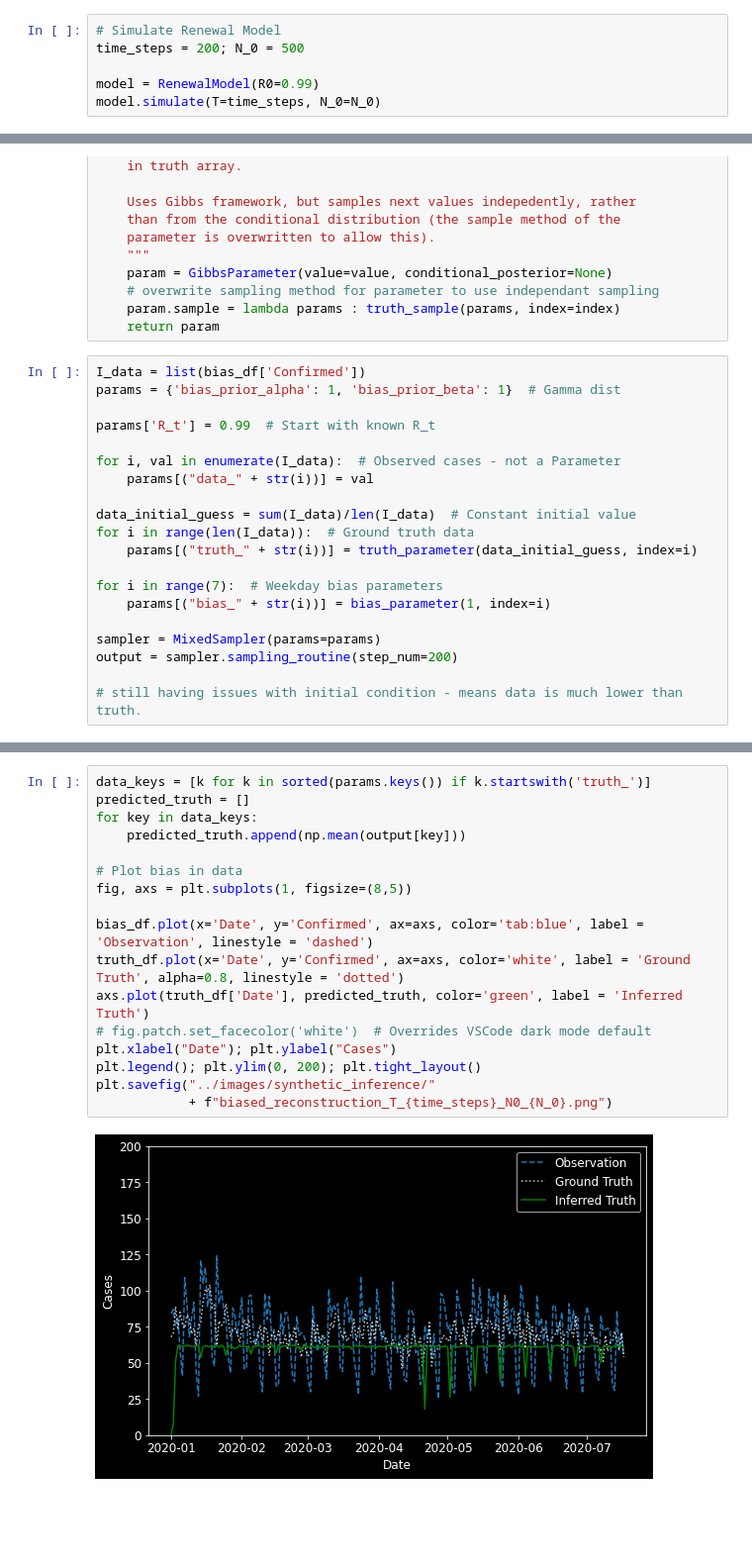
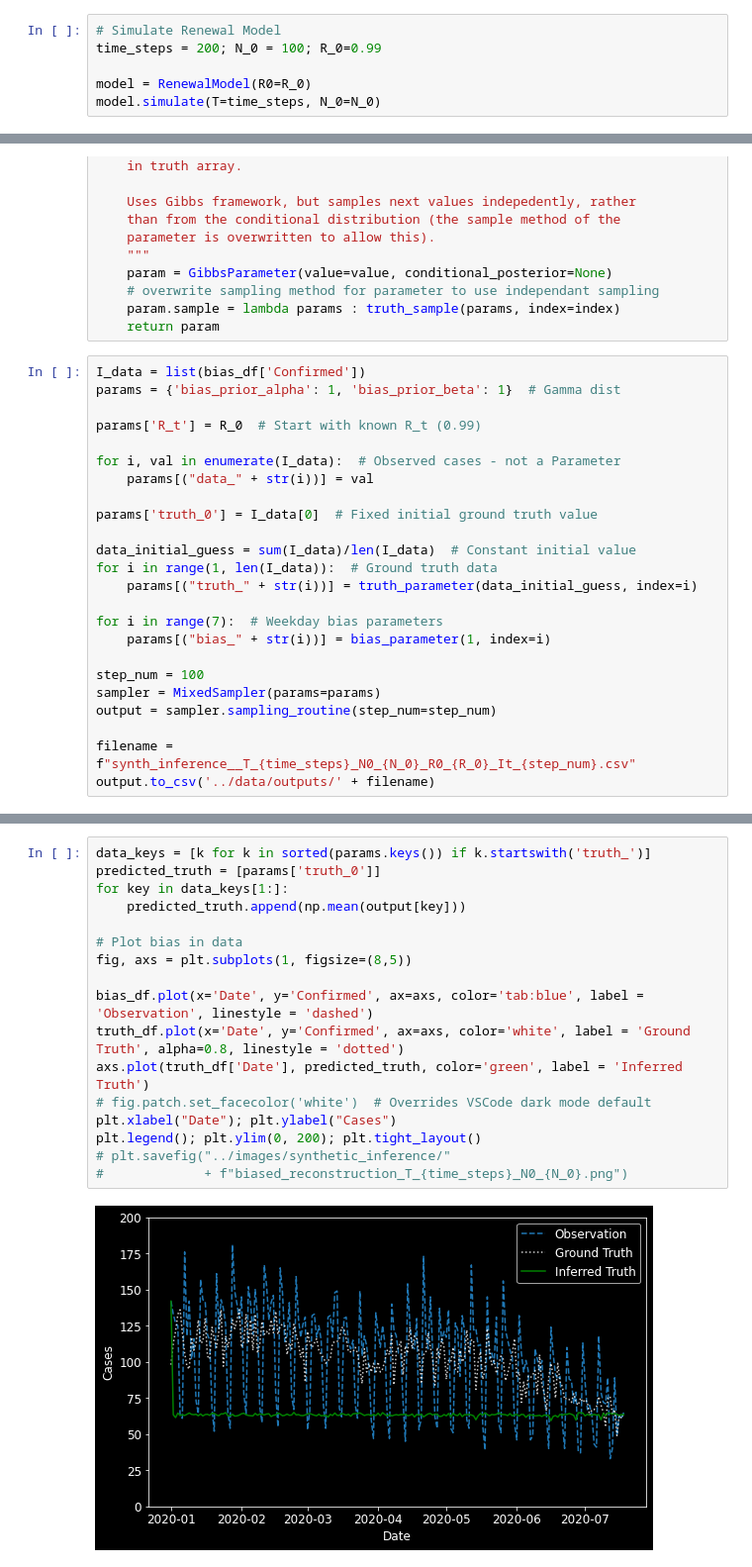
Before and after one commit to KCGallagher/periodic-sampling, a Jupyter notebook: periodic_sampling/fixed_bias_sampler.ipynb, the cells around one changed output, grey strips where cells are left out. Shown at 99% size. Cells and saved outputs as stored; diff of their text form; blank space fills up the shorter version.

Commit message:
Resolved early time series inconsistency (#13)

```diff
--- a/periodic_sampling/fixed_bias_sampler.ipynb
+++ b/periodic_sampling/fixed_bias_sampler.ipynb
@@ -16,9 +16,9 @@ plt.rcParams['font.size'] = '12'
 from synthetic_data import RenewalModel, Reporter
 # %%
 # Simulate Renewal Model
-time_steps = 200; N_0 = 500
+time_steps = 200; N_0 = 100; R_0=0.99
 
-model = RenewalModel(R0=0.99)
+model = RenewalModel(R0=R_0)
 model.simulate(T=time_steps, N_0=N_0)
 # %%
 # Report unbiased and biased data
@@ -175,22 +177,26 @@ def truth_parameter(value, index):
 I_data = list(bias_df['Confirmed'])
 params = {'bias_prior_alpha': 1, 'bias_prior_beta': 1}  # Gamma dist
 
-params['R_t'] = 0.99  # Start with known R_t
+params['R_t'] = R_0  # Start with known R_t (0.99)
 
 for i, val in enumerate(I_data):  # Observed cases - not a Parameter
     params[("data_" + str(i))] = val
 
+params['truth_0'] = I_data[0]  # Fixed initial ground truth value
+
 data_initial_guess = sum(I_data)/len(I_data)  # Constant initial value
-for i in range(len(I_data)):  # Ground truth data
+for i in range(1, len(I_data)):  # Ground truth data
     params[("truth_" + str(i))] = truth_parameter(data_initial_guess, index=i)
 
 for i in range(7):  # Weekday bias parameters
     params[("bias_" + str(i))] = bias_parameter(1, index=i)
 
+step_num = 100
 sampler = MixedSampler(params=params)
-output = sampler.sampling_routine(step_num=200)
+output = sampler.sampling_routine(step_num=step_num)
 
-# still having issues with initial condition - means data is much lower than truth.
+filename = f"synth_inference__T_{time_steps}_N0_{N_0}_R0_{R_0}_It_{step_num}.csv"
+output.to_csv('../data/outputs/' + filename)
 # %%
 output.hist([("bias_" + str(i)) for i in range(7)], bins=20, figsize=(15, 4), layout=(2,4));
 print('Mean bias values: ', end = '')
@@ -203,19 +209,19 @@ Mean bias values: 7.2e-41, 7.7e-24, 4.9e-13, 1e-16, 2.8e-17, 1.1e-60, 1.6e-85,
 # %%
 data_keys = [k for k in sorted(params.keys()) if k.startswith('truth_')]
-predicted_truth = []
-for key in data_keys:
+predicted_truth = [params['truth_0']]
+for key in data_keys[1:]:
     predicted_truth.append(np.mean(output[key]))
 
 # Plot bias in data
 fig, axs = plt.subplots(1, figsize=(8,5))
 
 bias_df.plot(x='Date', y='Confirmed', ax=axs, color='tab:blue', label = 'Observation', linestyle = 'dashed')
 truth_df.plot(x='Date', y='Confirmed', ax=axs, color='white', label = 'Ground Truth', alpha=0.8, linestyle = 'dotted')
 axs.plot(truth_df['Date'], predicted_truth, color='green', label = 'Inferred Truth')
 # fig.patch.set_facecolor('white')  # Overrides VSCode dark mode default
 plt.xlabel("Date"); plt.ylabel("Cases")
 plt.legend(); plt.ylim(0, 200); plt.tight_layout()
-plt.savefig("../images/synthetic_inference/"
-            + f"biased_reconstruction_T_{time_steps}_N0_{N_0}.png")
+# plt.savefig("../images/synthetic_inference/"
+#             + f"biased_reconstruction_T_{time_steps}_N0_{N_0}.png")
 # %% [output]
-[figure, old version]
+[figure, new version]
```
Also changed, not shown: parts of 3 cells of this notebook, 4 other files.
